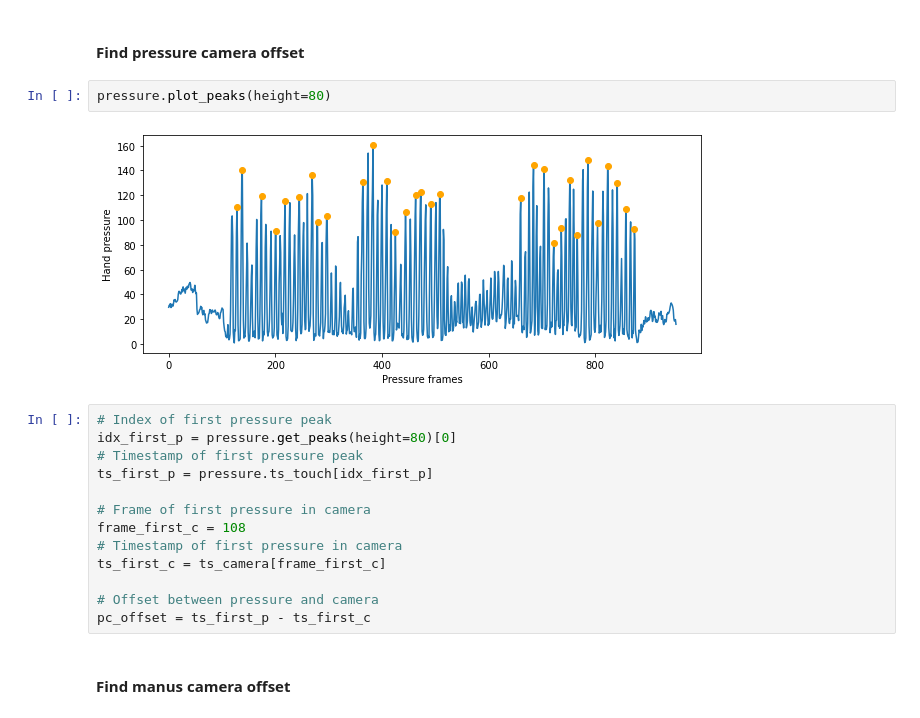
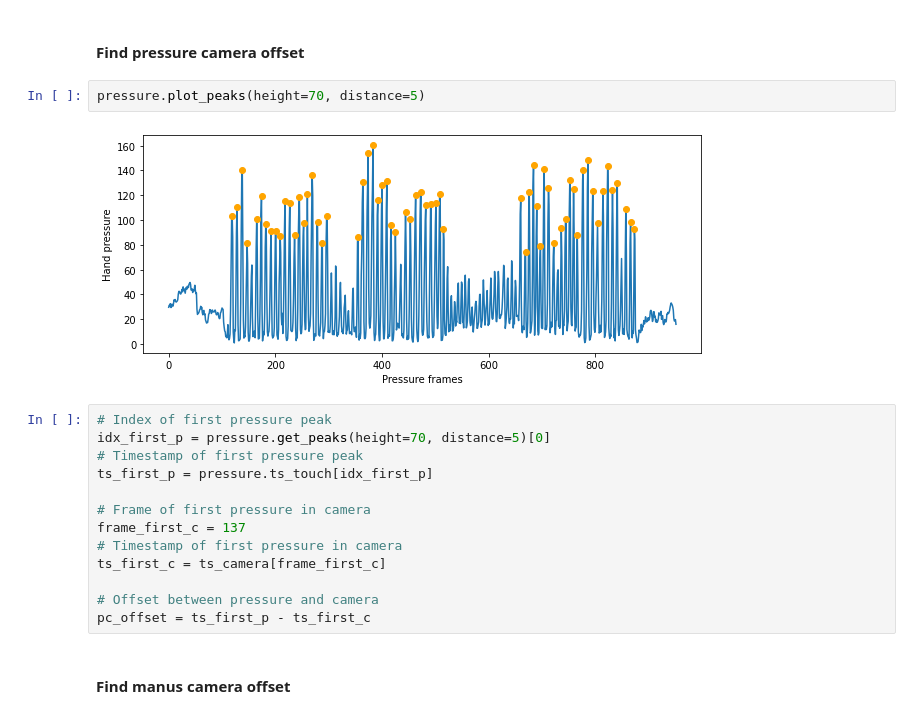
Before and after one commit to lucas-ventura/tactile2object, a Jupyter notebook: real_data/synchronize.ipynb, the cells around one changed output. Saved outputs shown, nothing was run; the diff lists cells and outputs as text.

```diff
--- a/real_data/synchronize.ipynb
+++ b/real_data/synchronize.ipynb
@@ -93,17 +93,17 @@ datetime.timedelta(seconds=67, microseconds=566667)
 # %% [markdown]
 #### Find pressure camera offset
 # %%
-pressure.plot_peaks(height=80)
+pressure.plot_peaks(height=70, distance=5)
 # %% [output]
-[figure, old version]
+[figure, new version]
 # %%
 # Index of first pressure peak
-idx_first_p = pressure.get_peaks(height=80)[0]
+idx_first_p = pressure.get_peaks(height=70, distance=5)[0]
 # Timestamp of first pressure peak
 ts_first_p = pressure.ts_touch[idx_first_p]
 
 # Frame of first pressure in camera
-frame_first_c = 108
+frame_first_c = 137
 # Timestamp of first pressure in camera
 ts_first_c = ts_camera[frame_first_c]
 
```
Also changed, not shown: parts of 4 cells of this notebook, 2 other files.
